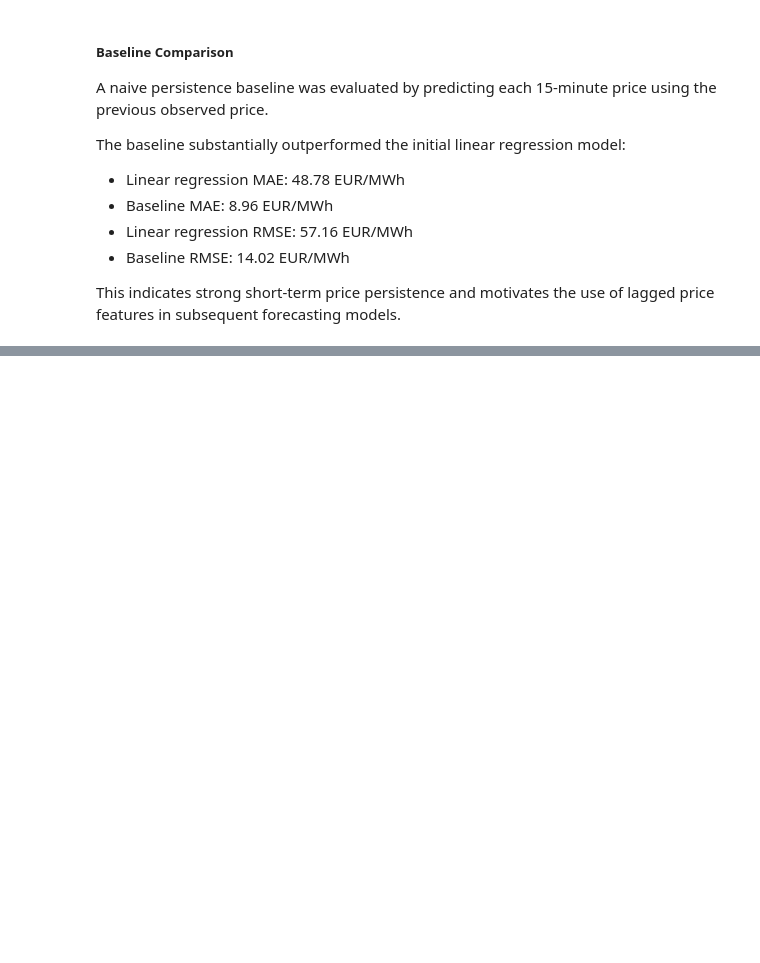
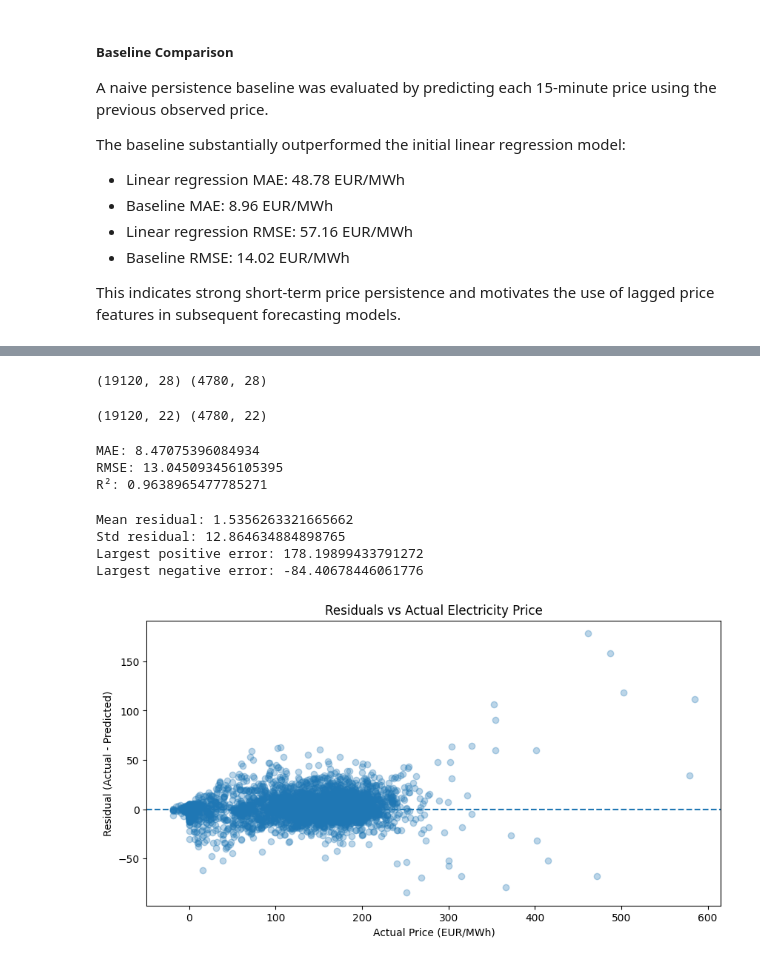
Before and after one commit to rinshina/german-electricity-price-analysis, a Jupyter notebook: german_electricity_analysis.ipynb, the cells around one changed output, grey strips where cells are left out. Cells and saved outputs as stored; diff of their text form; code cells hidden in the pictures; blank space fills up the shorter version.

Commit message:
Complete linear modeling and feature selection

```diff
--- a/german_electricity_analysis.ipynb
+++ b/german_electricity_analysis.ipynb
@@ -523,0 +408,2 @@ merged_df[["wind_onshore", "solar", "price"]].corr()
+# %%
+merged_df["price_lag_1"] = merged_df["price"].shift(1)
@@ -523,0 +687,13 @@ merged_df[["wind_onshore", "solar", "price"]].corr()
+# %%
+model_weekday = LinearRegression()
+model_weekday.fit(X_train_weekday, y_train_common)
+
+pred_weekday = model_weekday.predict(X_test_weekday)
+
+mae_weekday = mean_absolute_error(y_test_common, pred_weekday)
+rmse_weekday = mean_squared_error(y_test_common, pred_weekday) ** 0.5
+r2_weekday = r2_score(y_test_common, pred_weekday)
+
+print("MAE:", mae_weekday)
+print("RMSE:", rmse_weekday)
+print("R²:", r2_weekday)
@@ -523,0 +748,62 @@ merged_df[["wind_onshore", "solar", "price"]].corr()
+# %%
+common_split = int(len(common_df) * 0.8)
+
+common_train = common_df.iloc[:common_split]
+common_test = common_df.iloc[common_split:]
+
+y_train_common = common_train["price"]
+y_test_common = common_test["price"]
+
+print(common_train.shape, common_test.shape)
+# %% [output]
+(19120, 28) (4780, 28)
+# %%
+month_features = list(month_dummies.columns)
+
+features_month = features_weekday + month_features
+
+X_train_month = common_train[features_month]
+X_test_month = common_test[features_month]
+
+print(X_train_month.shape, X_test_month.shape)
+# %% [output]
+(19120, 22) (4780, 22)
+# %%
+model_month = LinearRegression()
+model_month.fit(X_train_month, y_train_common)
+
+pred_month = model_month.predict(X_test_month)
+
+mae_month = mean_absolute_error(y_test_common, pred_month)
+rmse_month = mean_squared_error(y_test_common, pred_month) ** 0.5
+r2_month = r2_score(y_test_common, pred_month)
+
+print("MAE:", mae_month)
+print("RMSE:", rmse_month)
+print("R²:", r2_month)
+# %% [output]
+MAE: 8.47075396084934
+RMSE: 13.045093456105395
+R²: 0.9638965477785271
+# %%
+residuals = y_test_common - pred_weekday
+
+print("Mean residual:", residuals.mean())
+print("Std residual:", residuals.std())
+print("Largest positive error:", residuals.max())
+print("Largest negative error:", residuals.min())
+# %% [output]
+Mean residual: 1.5356263321665662
+Std residual: 12.864634884898765
+Largest positive error: 178.19899433791272
+Largest negative error: -84.40678446061776
+# %%
+plt.figure(figsize=(10, 5))
+plt.scatter(y_test_common, residuals, alpha=0.3)
+plt.axhline(0, linestyle="--")
+plt.xlabel("Actual Price (EUR/MWh)")
+plt.ylabel("Residual (Actual - Predicted)")
+plt.title("Residuals vs Actual Electricity Price")
+plt.show()
+# %% [output]
+[figure, added]
```
Also changed, not shown: parts of 40 cells of this notebook.
